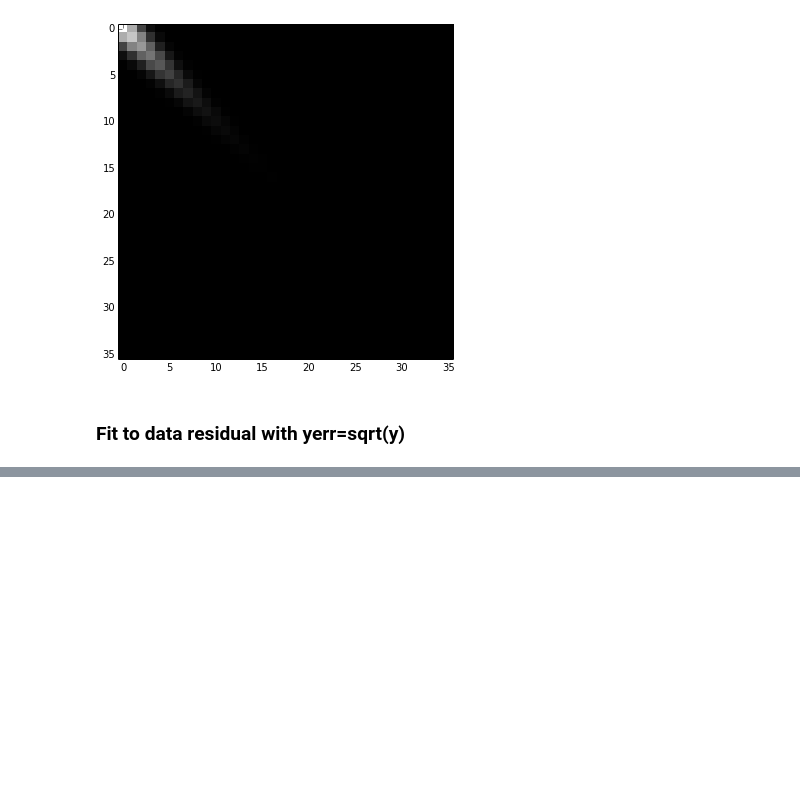
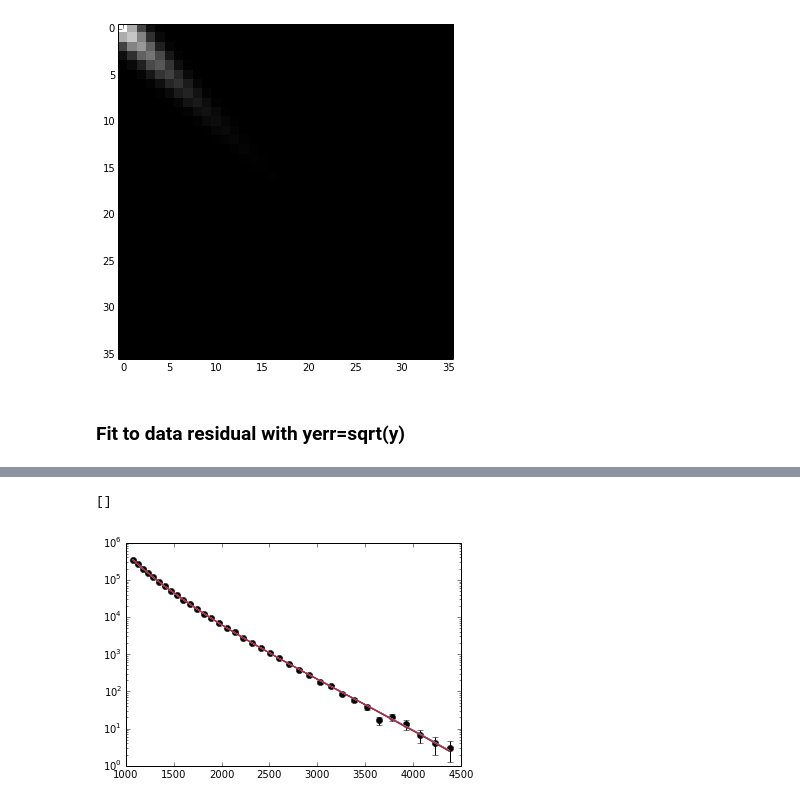
Before and after one commit to cranmer/play, a Jupyter notebook: misc/DiJet_GP_test.ipynb, the cells around one changed output, grey strips where cells are left out. Saved outputs shown, nothing was run; the diff lists cells and outputs as text; code cells hidden in the pictures; blank space fills up the shorter version.

```diff
--- a/misc/DiJet_GP_test.ipynb
+++ b/misc/DiJet_GP_test.ipynb
@@ -297,0 +361,13 @@ plt.fill_between(xval,meanGP-stdGP,meanGP+stdGP,facecolor='lightgray')
+# %%
+plt.errorbar(xval,yval,marker='o',ls='None', yerr=np.sqrt(yval),c='black')
+for s in samples[:20]:
+    kernel = 15000/np.exp(-1200/decay)*MyDijetKernel(a=decay,b=100)
+    gp = george.GP(kernel)
+    gp.compute(xval, yerr=np.sqrt(yval))
+    meanGP = gp.sample_conditional(data_residual, xval) + model2_CDF2009(xval,s)
+    pl.plot(xval, meanGP, color="#4682b4", alpha=0.5)
+plt.plot(xval, model2_CDF2009(xval,best_fit), c='r')
+plt.semilogy()
+# %% [output]
+[]
+[figure, added]
```
Also changed, not shown: parts of 34 cells of this notebook.
